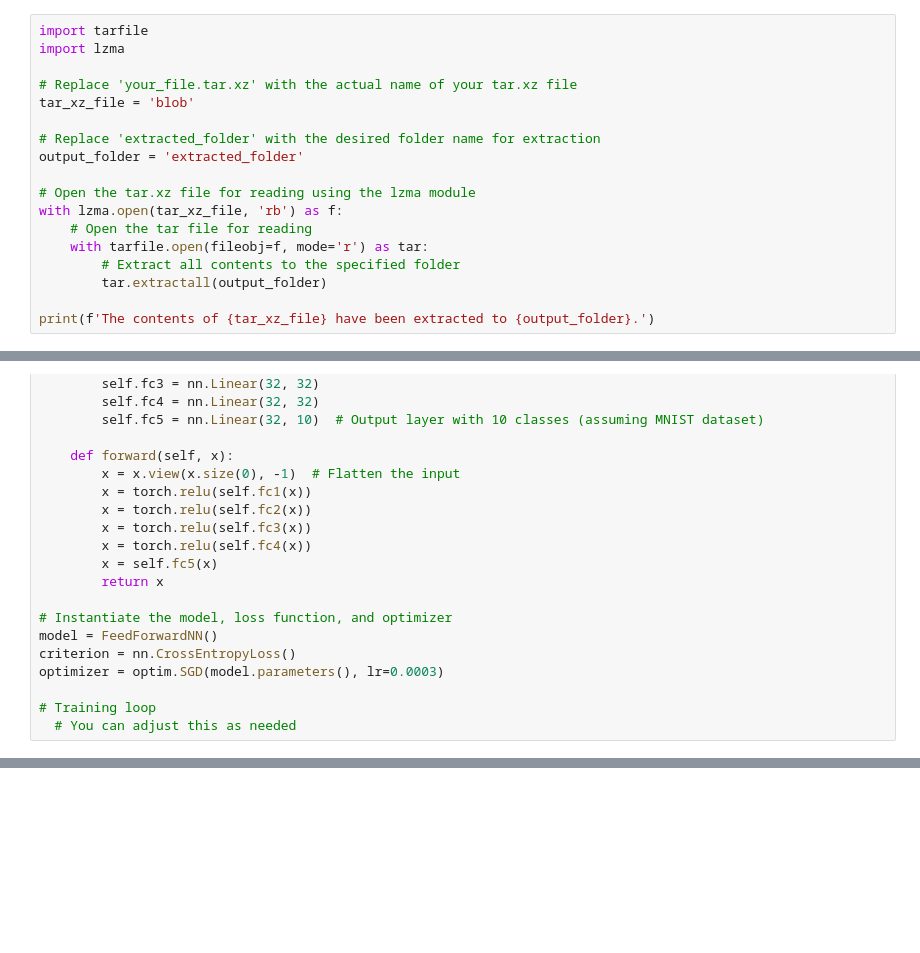
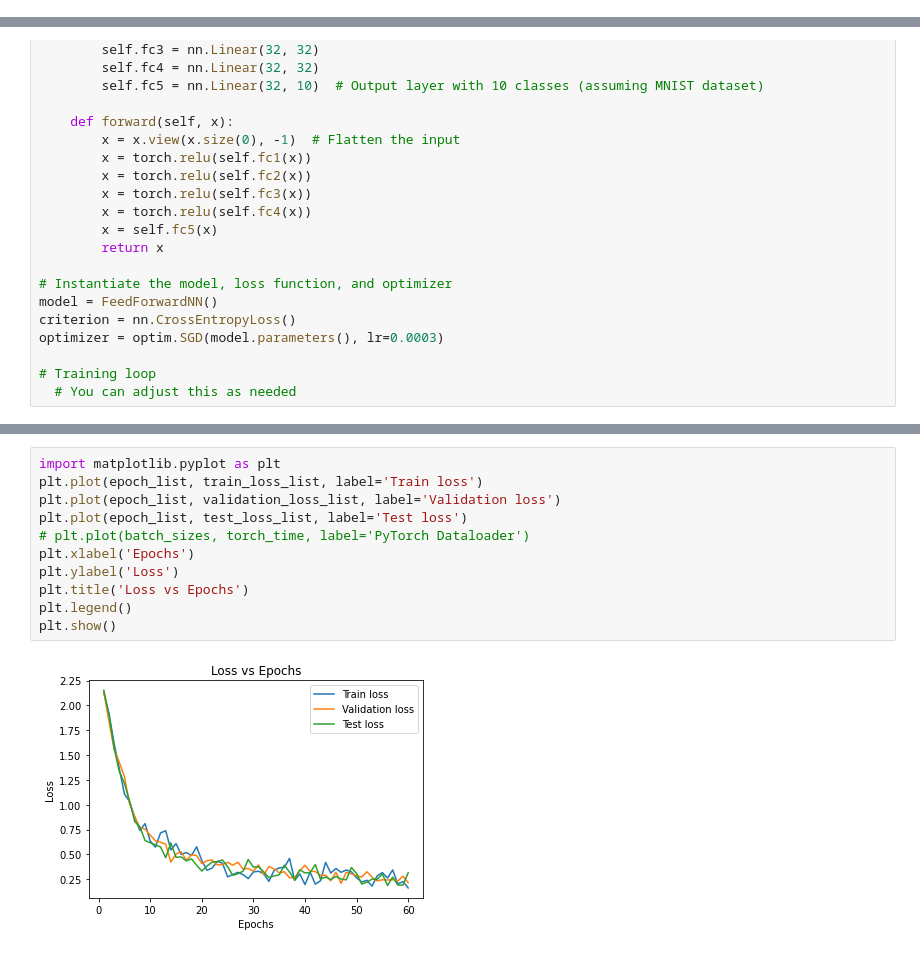
Before and after one commit to Shivansh20128/DL-Assignments, a Jupyter notebook: 2020128-A1/hello.ipynb, the cells around one changed output, grey strips where cells are left out. Saved outputs shown, nothing was run; the diff lists cells and outputs as text; blank space fills up the shorter version.

```diff
--- a/2020128-A1/hello.ipynb
+++ b/2020128-A1/hello.ipynb
@@ -17,18 +13,0 @@ To: d:\Deep Learning\Deep-Learning-Assignments\2020128-A1\blob
-# %%
-import tarfile
-import lzma
-
-# Replace 'your_file.tar.xz' with the actual name of your tar.xz file
-tar_xz_file = 'blob'
-
-# Replace 'extracted_folder' with the desired folder name for extraction
-output_folder = 'extracted_folder'
-
-# Open the tar.xz file for reading using the lzma module
-with lzma.open(tar_xz_file, 'rb') as f:
-    # Open the tar file for reading
-    with tarfile.open(fileobj=f, mode='r') as tar:
-        # Extract all contents to the specified folder
-        tar.extractall(output_folder)
-
-print(f'The contents of {tar_xz_file} have been extracted to {output_folder}.')
@@ -344,0 +473,13 @@ Epoch 59, Accuracy on Validation Set: 0.9064285714285715
+# %%
+import matplotlib.pyplot as plt
+plt.plot(epoch_list, train_loss_list, label='Train loss')
+plt.plot(epoch_list, validation_loss_list, label='Validation loss')
+plt.plot(epoch_list, test_loss_list, label='Test loss')
+# plt.plot(batch_sizes, torch_time, label='PyTorch Dataloader')
+plt.xlabel('Epochs')
+plt.ylabel('Loss')
+plt.title('Loss vs Epochs')
+plt.legend()
+plt.show()
+# %% [output]
+[figure, added]
```
Also changed, not shown: parts of 18 cells of this notebook.
